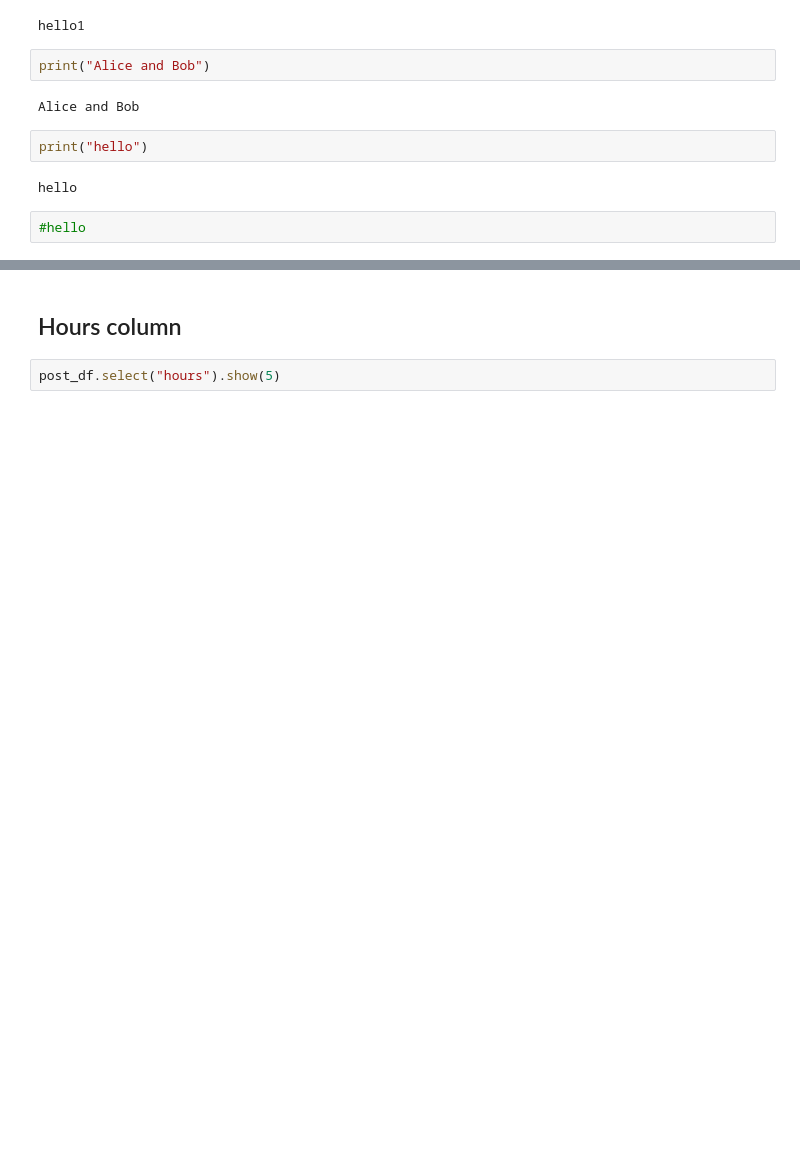
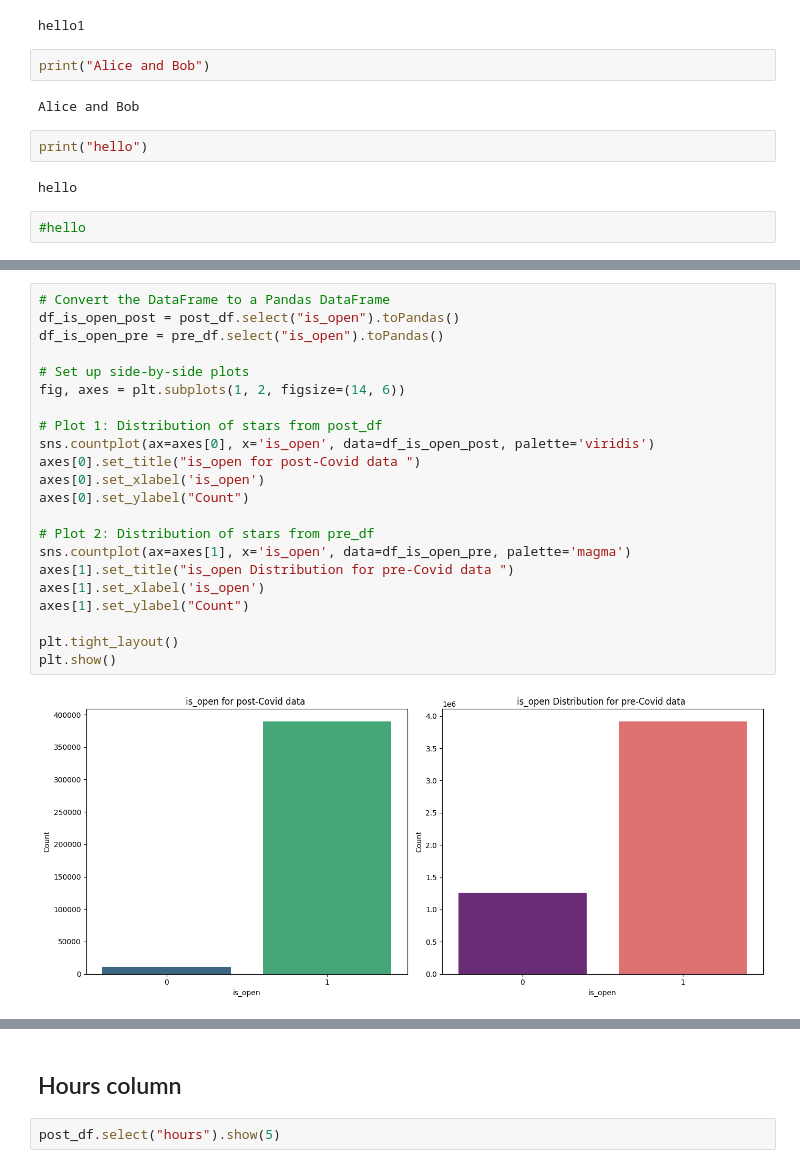
Before and after one commit to Vasiliki655/DSC511-Introduction, a Jupyter notebook: Semester_Project_DSC_511.ipynb, the cells around one changed output, grey strips where cells are left out. Saved outputs shown, nothing was run; the diff lists cells and outputs as text; blank space fills up the shorter version.

```diff
--- a/Semester_Project_DSC_511.ipynb
+++ b/Semester_Project_DSC_511.ipynb
@@ -362,0 +195,24 @@ predictions.select("cleaned_text", "prediction").show(5)
+# %%
+# Convert the DataFrame to a Pandas DataFrame
+df_is_open_post = post_df.select("is_open").toPandas()
+df_is_open_pre = pre_df.select("is_open").toPandas()
+
+# Set up side-by-side plots
+fig, axes = plt.subplots(1, 2, figsize=(14, 6))
+
+# Plot 1: Distribution of stars from post_df
+sns.countplot(ax=axes[0], x='is_open', data=df_is_open_post, palette='viridis')
+axes[0].set_title("is_open for post-Covid data ")
+axes[0].set_xlabel('is_open')
+axes[0].set_ylabel("Count")
+
+# Plot 2: Distribution of stars from pre_df
+sns.countplot(ax=axes[1], x='is_open', data=df_is_open_pre, palette='magma')
+axes[1].set_title("is_open Distribution for pre-Covid data ")
+axes[1].set_xlabel('is_open')
+axes[1].set_ylabel("Count")
+
+plt.tight_layout()
+plt.show()
+# %% [output]
+[figure, added]
```
Also changed, not shown: parts of 44 cells of this notebook.
